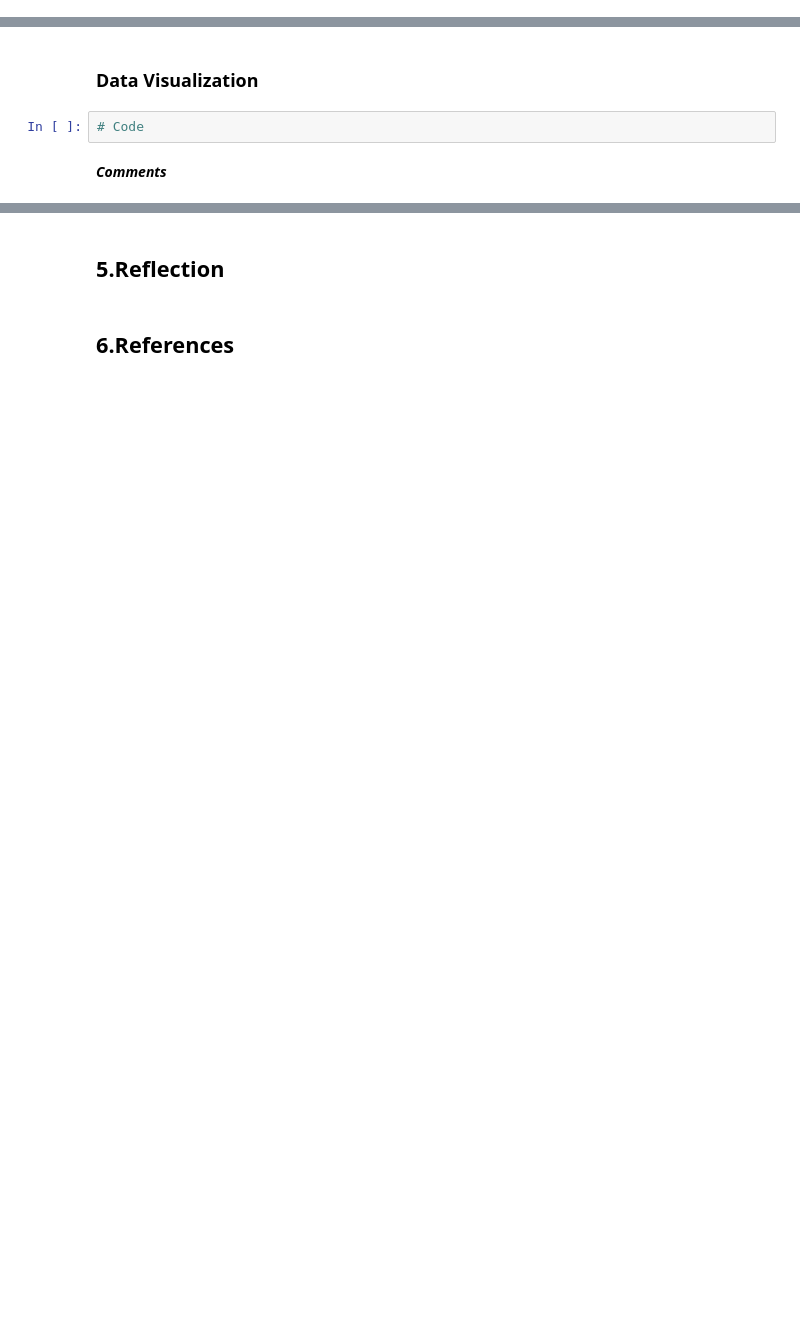
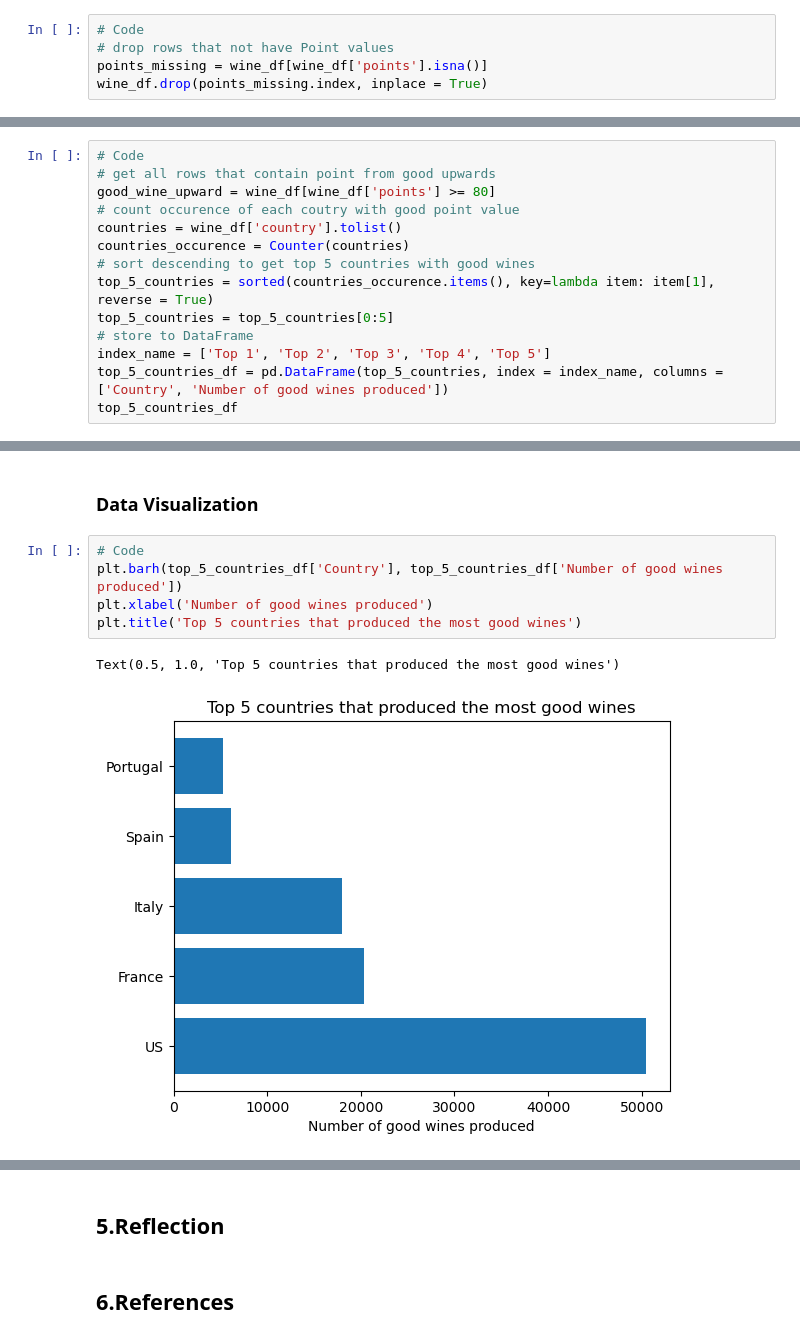
Before and after one commit to iamdkSang/20127214_20127612_Wine-Reviews, a Jupyter notebook: 20127214_20127612.ipynb, the cells around one changed output, grey strips where cells are left out. Saved outputs shown, nothing was run; the diff lists cells and outputs as text; blank space fills up the shorter version.

Commit message:
Update analyzing data step with question 3

```diff
--- a/20127214_20127612.ipynb
+++ b/20127214_20127612.ipynb
@@ -280,2 +304,7 @@ cate_col_profiles_df
+# %%
+# Code
+# drop rows that not have Point values
+points_missing = wine_df[wine_df['points'].isna()]
+wine_df.drop(points_missing.index, inplace = True)
 # %% [markdown]
 ### Data Analysis
@@ -285,0 +323,14 @@ cate_col_profiles_df
+# %%
+# Code
+# get all rows that contain point from good upwards
+good_wine_upward = wine_df[wine_df['points'] >= 80]
+# count occurence of each coutry with good point value
+countries = wine_df['country'].tolist()
+countries_occurence = Counter(countries)
+# sort descending to get top 5 countries with good wines
+top_5_countries = sorted(countries_occurence.items(), key=lambda item: item[1], reverse = True)
+top_5_countries = top_5_countries[0:5]
+# store to DataFrame
+index_name = ['Top 1', 'Top 2', 'Top 3', 'Top 4', 'Top 5']
+top_5_countries_df = pd.DataFrame(top_5_countries, index = index_name, columns = ['Country', 'Number of good wines produced'])
+top_5_countries_df
@@ -286,6 +344,10 @@ cate_col_profiles_df
 # %% [markdown]
 ### Data Visualization
-# %%
-# Code
-# %% [markdown]
-***Comments***
+# %%
+# Code
+plt.barh(top_5_countries_df['Country'], top_5_countries_df['Number of good wines produced'])
+plt.xlabel('Number of good wines produced')
+plt.title('Top 5 countries that produced the most good wines')
+# %% [output]
+Text(0.5, 1.0, 'Top 5 countries that produced the most good wines')
+[figure, added]
```
Also changed, not shown: parts of 17 cells of this notebook.
